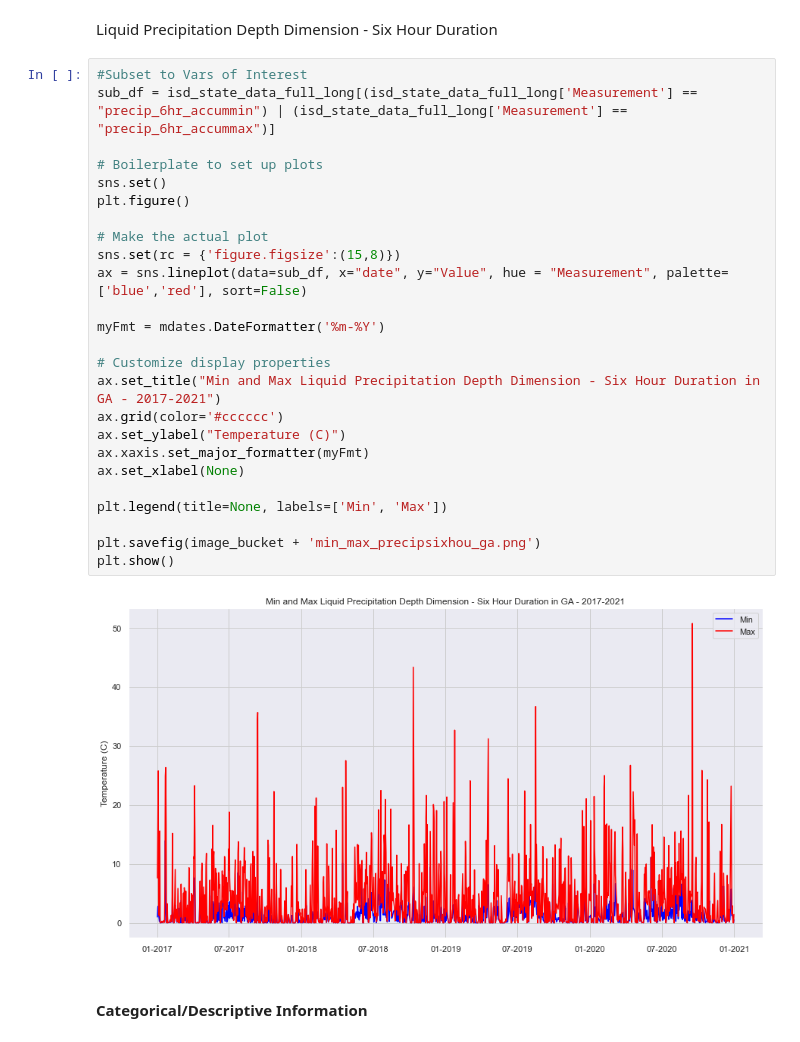
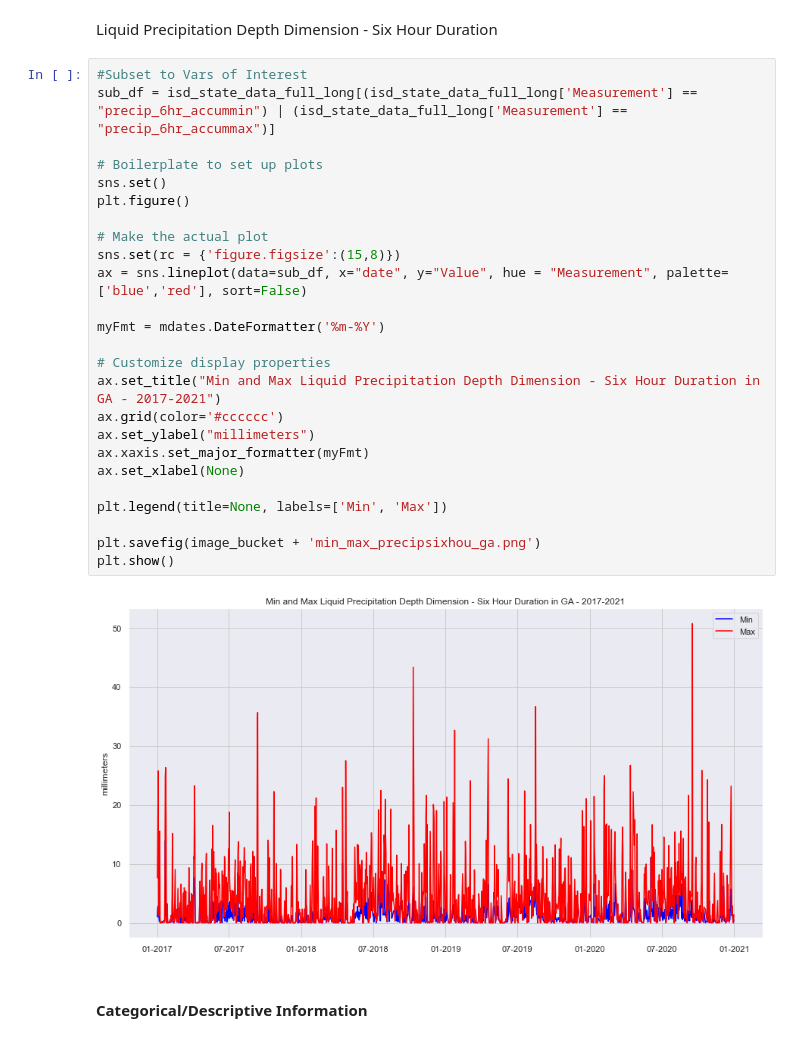
Before and after one commit to christianmconroy/NOAA_Weather_Analysis, a Jupyter notebook: notebooks/NOAA_weather_EDA_GA.ipynb, the cells around one changed output. Drawn from its saved outputs; the diff is of its cells as text.

```diff
--- a/notebooks/NOAA_weather_EDA_GA.ipynb
+++ b/notebooks/NOAA_weather_EDA_GA.ipynb
@@ -305,30 +305,30 @@ plt.show()
 # %%
 #Subset to Vars of Interest
 sub_df = isd_state_data_full_long[(isd_state_data_full_long['Measurement'] == "precip_6hr_accummin") | (isd_state_data_full_long['Measurement'] == "precip_6hr_accummax")]
 
 # Boilerplate to set up plots
 sns.set()
 plt.figure()
 
 # Make the actual plot
 sns.set(rc = {'figure.figsize':(15,8)})
 ax = sns.lineplot(data=sub_df, x="date", y="Value", hue = "Measurement", palette=['blue','red'], sort=False)
 
 myFmt = mdates.DateFormatter('%m-%Y')
 
 # Customize display properties
 ax.set_title("Min and Max Liquid Precipitation Depth Dimension - Six Hour Duration in GA - 2017-2021")
 ax.grid(color='#cccccc')
-ax.set_ylabel("Temperature (C)")
+ax.set_ylabel("millimeters")
 ax.xaxis.set_major_formatter(myFmt)
 ax.set_xlabel(None)
 
 plt.legend(title=None, labels=['Min', 'Max'])
 
 plt.savefig(image_bucket + 'min_max_precipsixhou_ga.png')
 plt.show()
 # %% [output]
-[figure, old version]
+[figure, new version]
 # %% [markdown]
 #### Categorical/Descriptive Information
 # %% [markdown]
```
Also changed, not shown: parts of 1 cell of this notebook, 10 other files.
